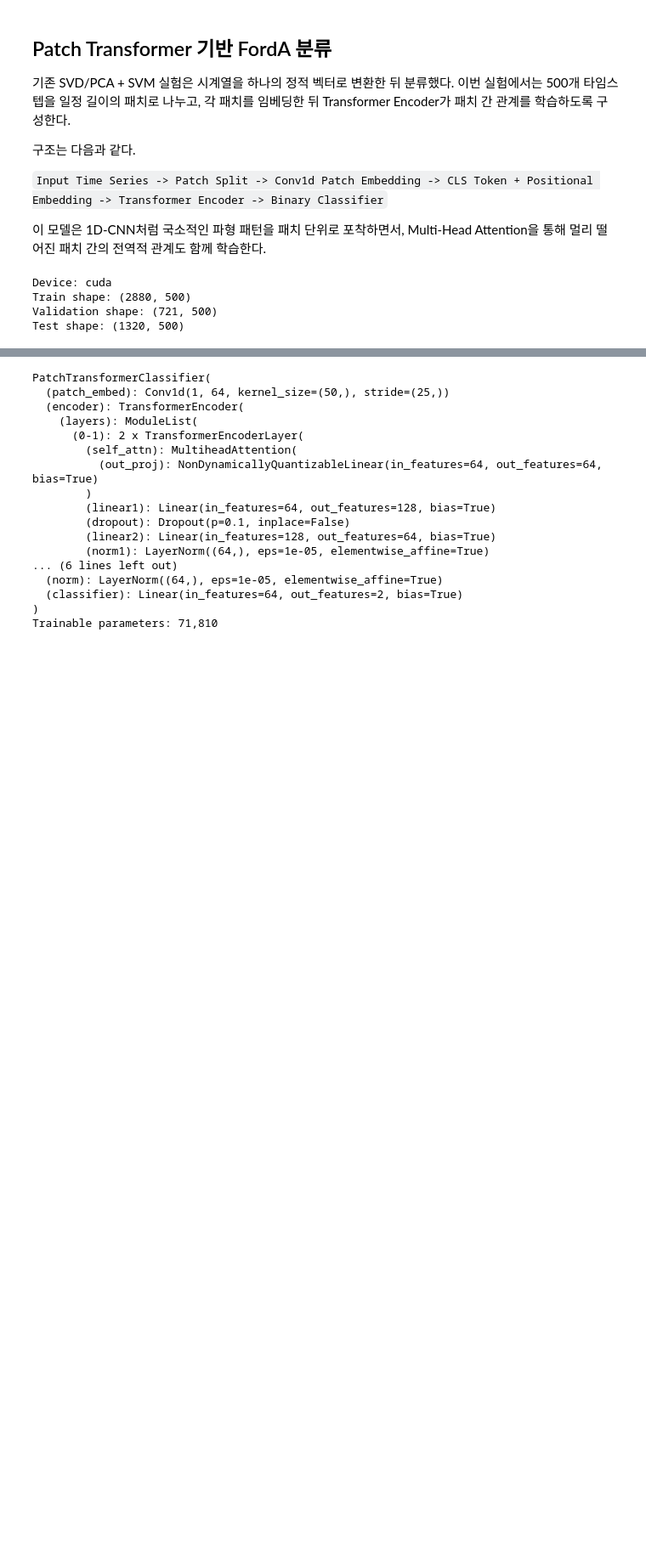
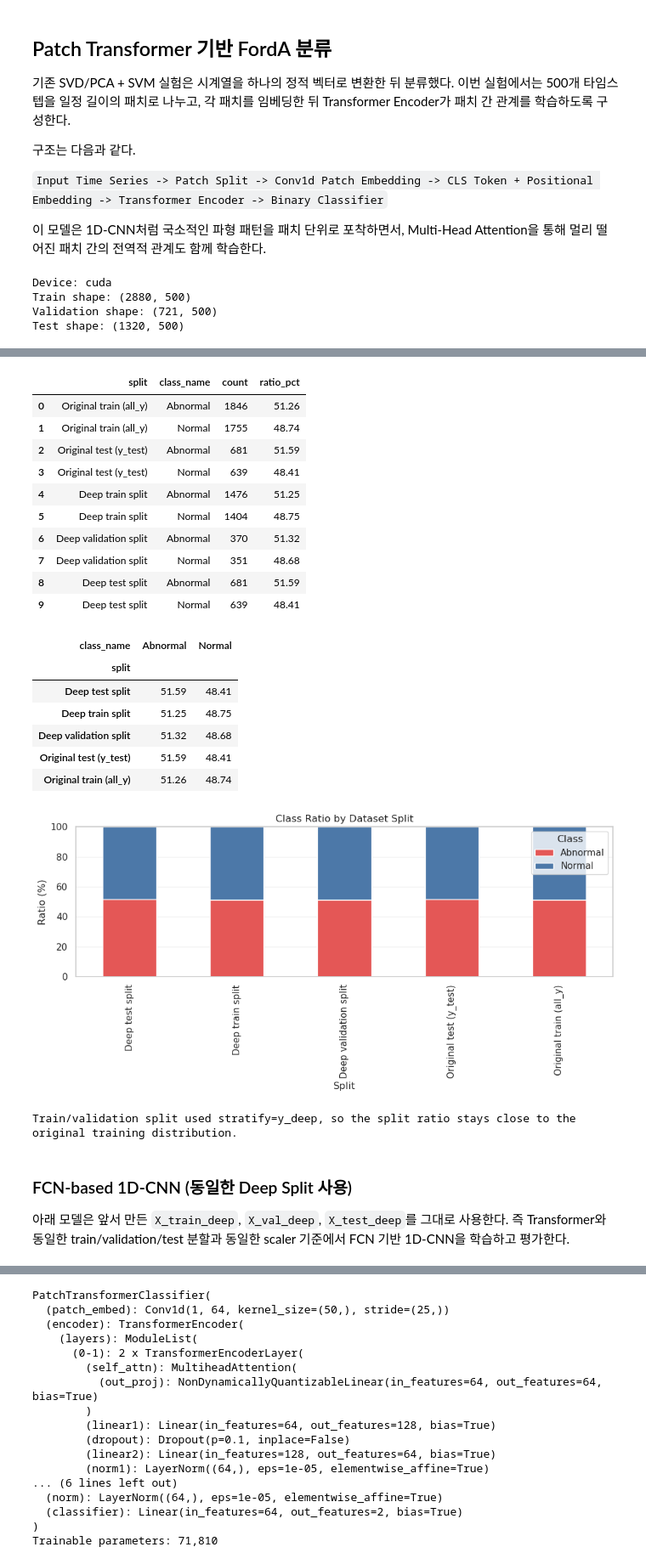
Before and after one commit to Aple-pen/fordA_ai_research, a Jupyter notebook: svm.ipynb, the cells around one changed output, grey strips where cells are left out. Shown at 85% size. Drawn from its saved outputs; the diff is of its cells as text; code cells hidden in the pictures; blank space fills up the shorter version.

```diff
--- a/svm.ipynb
+++ b/svm.ipynb
@@ -448,0 +444,76 @@ Test shape: (1320, 500)
+# %%
+def summarize_labels(labels, positive_value):
+    labels = np.asarray(labels)
+    class_names = np.where(labels == positive_value, 'Normal', 'Abnormal')
+    counts = pd.Series(class_names).value_counts().reindex(['Abnormal', 'Normal'], fill_value=0)
+    total = counts.sum()
+
+    rows = []
+    for class_name, count in counts.items():
+        rows.append({
+            'class_name': class_name,
+            'count': int(count),
+            'ratio_pct': round((count / total) * 100, 2),
+        })
+    return pd.DataFrame(rows)
+
+
+label_distributions = []
+for split_name, labels, positive_value in [
+    ('Original train (all_y)', all_y.to_numpy(), 1),
+    ('Original test (y_test)', y_test.to_numpy(), 1),
+    ('Deep train split', y_train_deep, 1),
+    ('Deep validation split', y_val_deep, 1),
+    ('Deep test split', y_test_deep, 1),
+]:
+    split_df = summarize_labels(labels, positive_value)
+    split_df.insert(0, 'split', split_name)
+    label_distributions.append(split_df)
+
+label_distribution_df = pd.concat(label_distributions, ignore_index=True)
+display(label_distribution_df)
+
+pivot_df = label_distribution_df.pivot(index='split', columns='class_name', values='ratio_pct').fillna(0)
+display(pivot_df)
+
+ax = pivot_df.plot(
+    kind='bar',
+    stacked=True,
+    figsize=(10, 5),
+    color=['#E45756', '#4C78A8'],
+)
+ax.set_title('Class Ratio by Dataset Split')
+ax.set_ylabel('Ratio (%)')
+ax.set_xlabel('Split')
+ax.set_ylim(0, 100)
+ax.legend(title='Class')
+ax.grid(axis='y', alpha=0.3)
+plt.tight_layout()
+plt.show()
+
+print('Train/validation split used stratify=y_deep, so the split ratio stays close to the original training distribution.')
+# %% [output]
+|  | split | class_name | count | ratio_pct |
+| 0 | Original train (all_y) | Abnormal | 1846 | 51.26 |
+| 1 | Original train (all_y) | Normal | 1755 | 48.74 |
+| 2 | Original test (y_test) | Abnormal | 681 | 51.59 |
+| 3 | Original test (y_test) | Normal | 639 | 48.41 |
+| 4 | Deep train split | Abnormal | 1476 | 51.25 |
+| 5 | Deep train split | Normal | 1404 | 48.75 |
+| 6 | Deep validation split | Abnormal | 370 | 51.32 |
+| 7 | Deep validation split | Normal | 351 | 48.68 |
+| 8 | Deep test split | Abnormal | 681 | 51.59 |
+| 9 | Deep test split | Normal | 639 | 48.41 |
+| class_name | Abnormal | Normal |
+| split |  |  |
+| Deep test split | 51.59 | 48.41 |
+| Deep train split | 51.25 | 48.75 |
+| Deep validation split | 51.32 | 48.68 |
+| Original test (y_test) | 51.59 | 48.41 |
+| Original train (all_y) | 51.26 | 48.74 |
+[figure, added]
+Train/validation split used stratify=y_deep, so the split ratio stays close to the original training distribution.
+# %% [markdown]
+### FCN-based 1D-CNN (동일한 Deep Split 사용)
+
+아래 모델은 앞서 만든 `X_train_deep`, `X_val_deep`, `X_test_deep`를 그대로 사용한다. 즉 Transformer와 동일한 train/validation/test 분할과 동일한 scaler 기준에서 FCN 기반 1D-CNN을 학습하고 평가한다.
```
Also changed, not shown: parts of 22 cells of this notebook, 2 other files.
